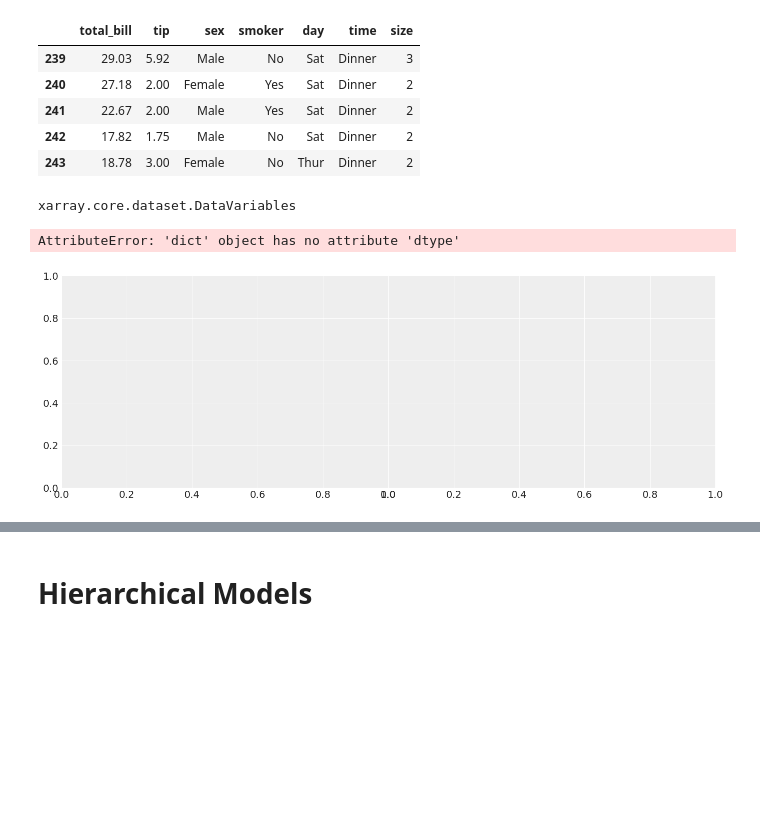
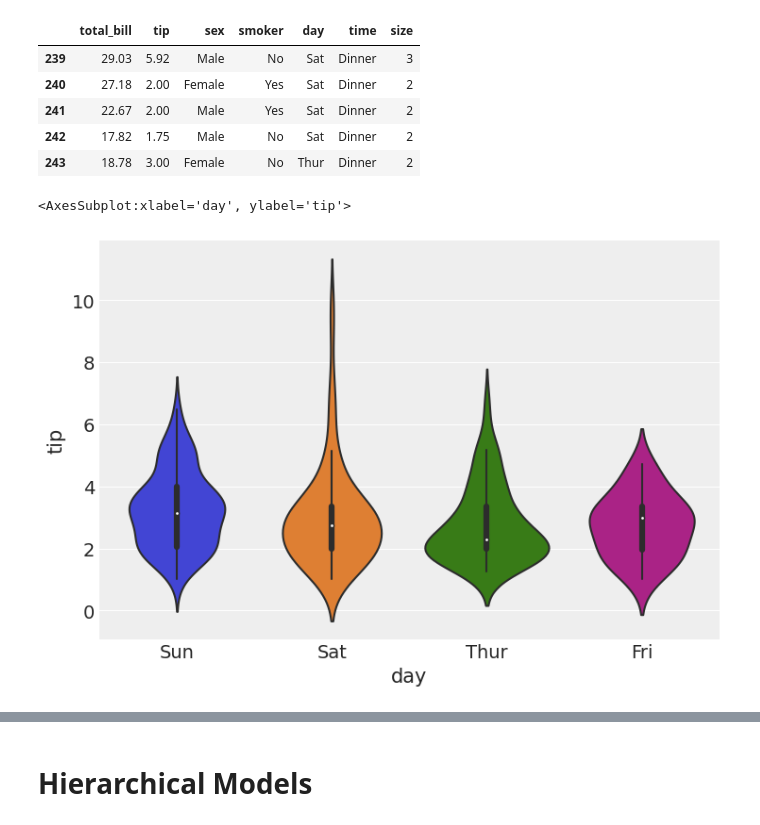
Before and after one commit to tallamjr/bap-numpyro, a Jupyter notebook: notebooks/02-programming-probabilistically.ipynb, the cells around one changed output, grey strips where cells are left out. Cells and saved outputs as stored; diff of their text form; code cells hidden in the pictures; blank space fills up the shorter version.

```diff
--- a/notebooks/02-programming-probabilistically.ipynb
+++ b/notebooks/02-programming-probabilistically.ipynb
@@ -351,12 +349,10 @@ x = az.dict_to_dataset(tips.to_dict())
-# %%
-type(x.data_vars)
-# %% [output]
-xarray.core.dataset.DataVariables
-# %%
-az.plot_violin(x, var_names=['day', 'tip'])
-# %% [output]
-AttributeError: 'dict' object has no attribute 'dtype'
-[figure, removed]
+# %%
+##### TODO: Violin plot with arviz
+import seaborn as sns
+sns.violinplot(x='day', y='tip', data=tips)
+# %% [output]
+<AxesSubplot:xlabel='day', ylabel='tip'>
+[figure, added]
 # %%
 tip = tips['tip'].values
 idx = pd.Categorical(tips['day'],
```
Also changed, not shown: parts of 27 cells of this notebook.
